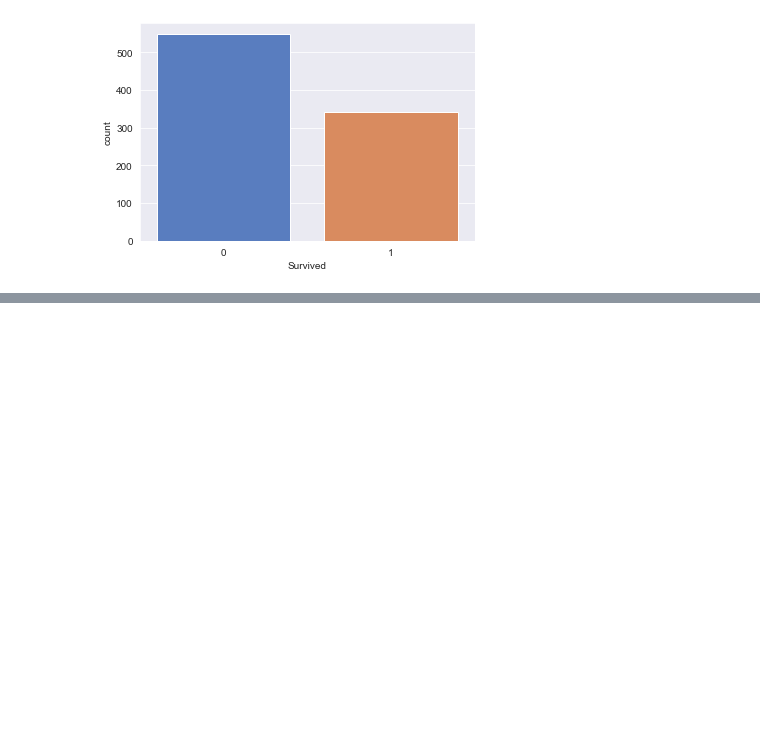
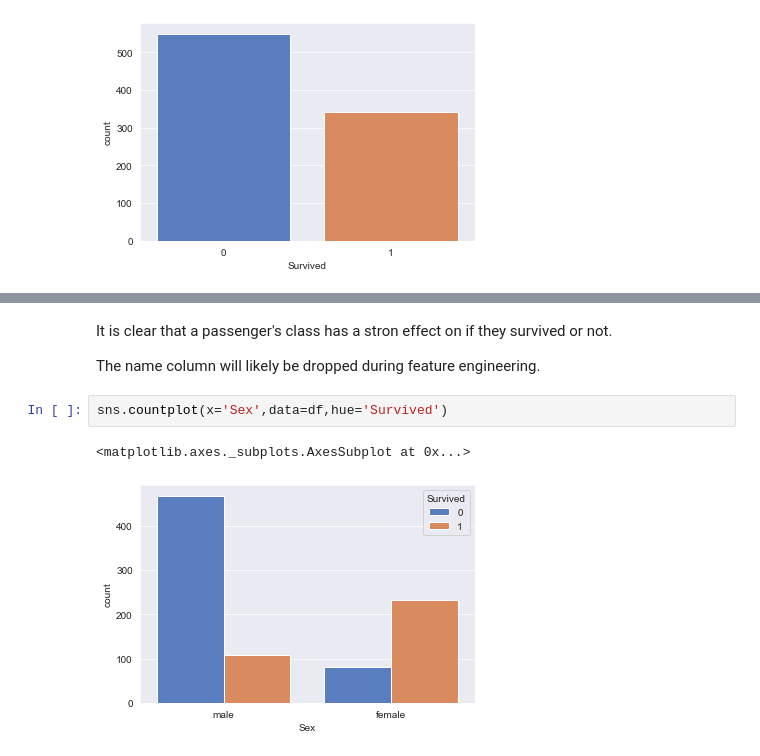
Before and after one commit to PeckJackson/kaggleProjects, a Jupyter notebook: Titanic/Untitled.ipynb, the cells around one changed output, grey strips where cells are left out. Drawn from its saved outputs; the diff is of its cells as text; blank space fills up the shorter version.

```diff
--- a/Titanic/Untitled.ipynb
+++ b/Titanic/Untitled.ipynb
@@ -51,0 +58,9 @@ sns.countplot(df['Survived']) #1 = Survived, 0 did not.
+# %% [markdown]
+It is clear that a passenger's class has a stron effect on if they survived or not.
+
+The name column will likely be dropped during feature engineering.
+# %%
+sns.countplot(x='Sex',data=df,hue='Survived')
+# %% [output]
+<matplotlib.axes._subplots.AxesSubplot at 0x...>
+[figure, added]
```
Also changed, not shown: parts of 41 cells of this notebook.
